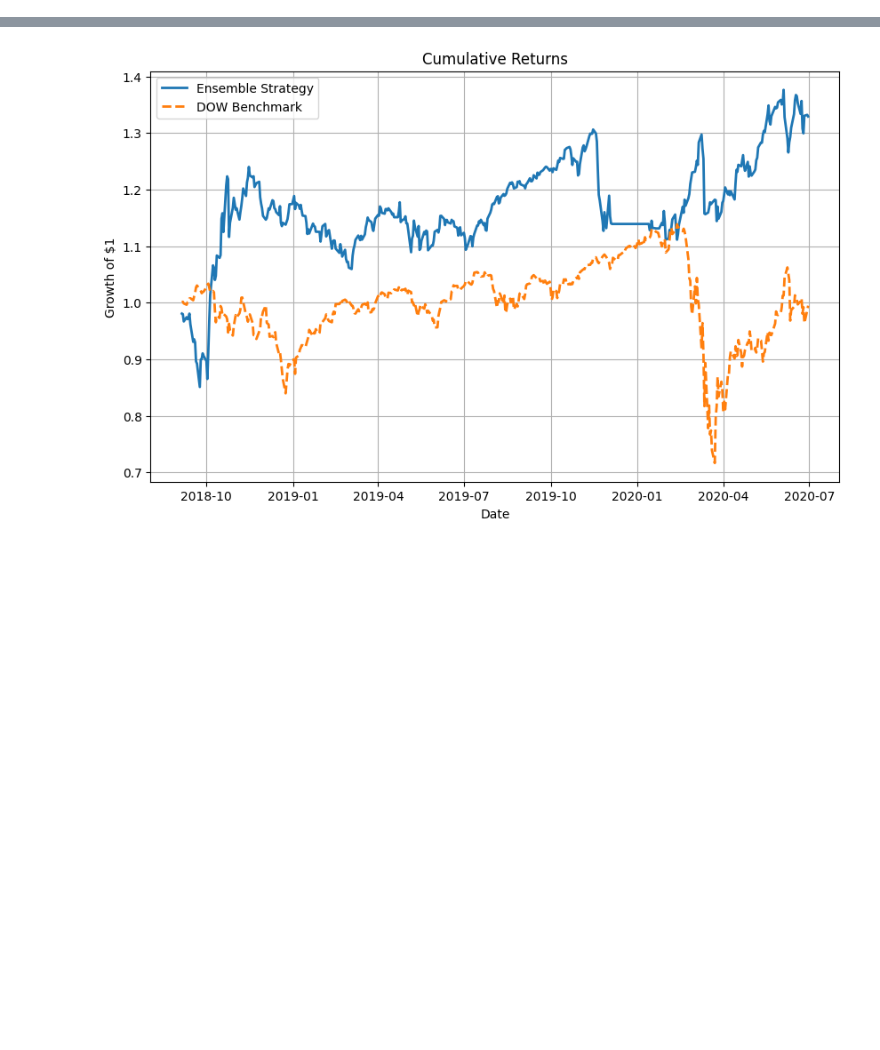
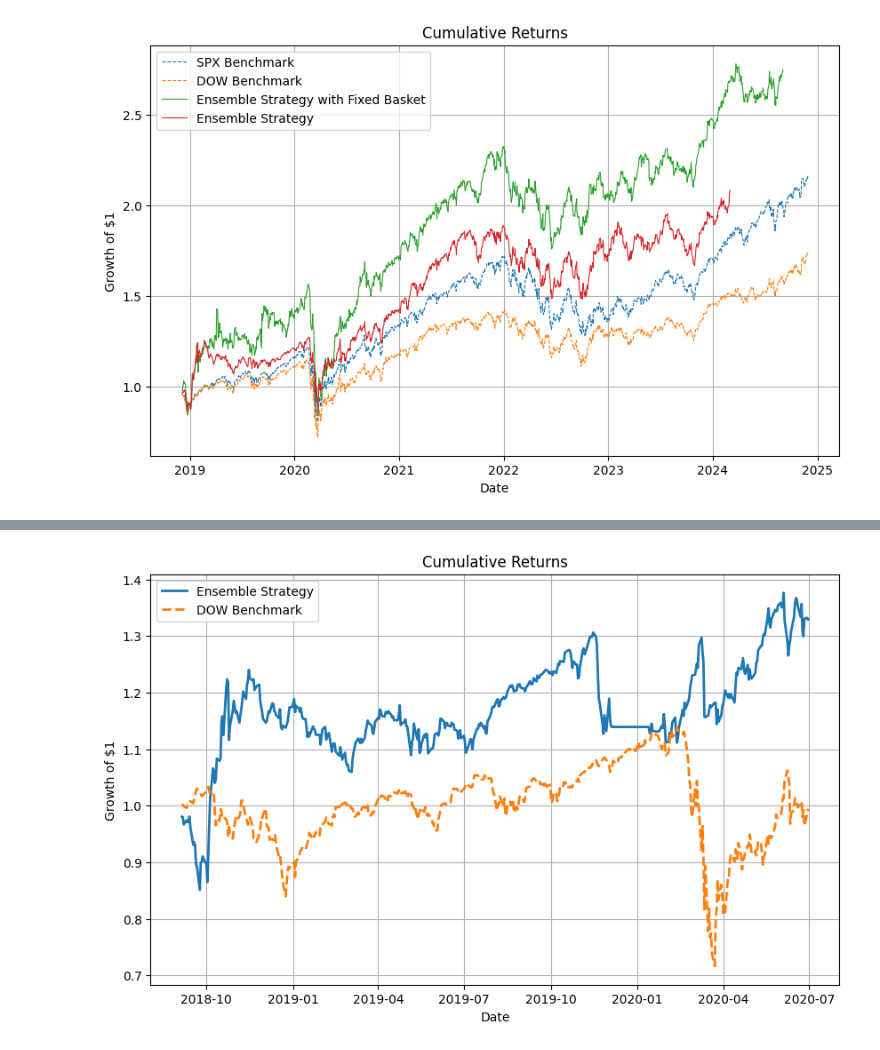
Before and after one commit to elaineleiyoung/FinRL-Trading, a Jupyter notebook: DRL-for-Trading/backtesting.ipynb, the cells around one changed output, grey strips where cells are left out. Drawn from its saved outputs; the diff is of its cells as text; code cells hidden in the pictures; blank space fills up the shorter version.

Commit message:
Changed to using fixed basket

```diff
--- a/DRL-for-Trading/backtesting.ipynb
+++ b/DRL-for-Trading/backtesting.ipynb
@@ -103,3 +225,36 @@ spx_strat = backtest_strat(spx_df)
+# %%
+import pandas as pd
+import numpy as np
+import matplotlib.pyplot as plt
+
+###################################
+# 1) PREPARE DATA
+###################################
+# Ensure that ensemble_strat and dow_strat have the same date index
+# ensemble_turbulance_cum, spx_strat = ensemble_turbulance_strat.align(spx_strat, join='inner')
+
+# Compute cumulative returns for both strategies
+ensemble_cum = (1 + ensemble_strat).cumprod()
+ensemble_turbulance_cum = (1 + ensemble_turbulance_strat).cumprod()
+spx_cum = (1 + spx_strat).cumprod()
+dow_cum = (1 + dow_strat).cumprod()
+
+###################################
+# 2) CUMULATIVE RETURNS PLOT
+###################################
+plt.figure(figsize=(10, 6))
+plt.plot(spx_cum.index, spx_cum, label='SPX Benchmark', linestyle="dashed", linewidth=0.8)
+plt.plot(dow_cum.index, dow_cum, label='DOW Benchmark', linestyle="dashed", linewidth=0.8)
+plt.plot(ensemble_cum.index, ensemble_cum, label='Ensemble Strategy with Fixed Basket',linewidth=0.8)
+plt.plot(ensemble_turbulance_cum.index, ensemble_turbulance_cum, label='Ensemble Strategy', linewidth=0.8)
+plt.title('Cumulative Returns')
+plt.xlabel('Date')
+plt.ylabel('Growth of $1')
+plt.legend()
+plt.grid(True)
+plt.show()
+# %% [output]
+[figure, added]
 # %%
 spx_strat
 # %% [output]
```
Also changed, not shown: parts of 42 cells of this notebook, 7 other files.
